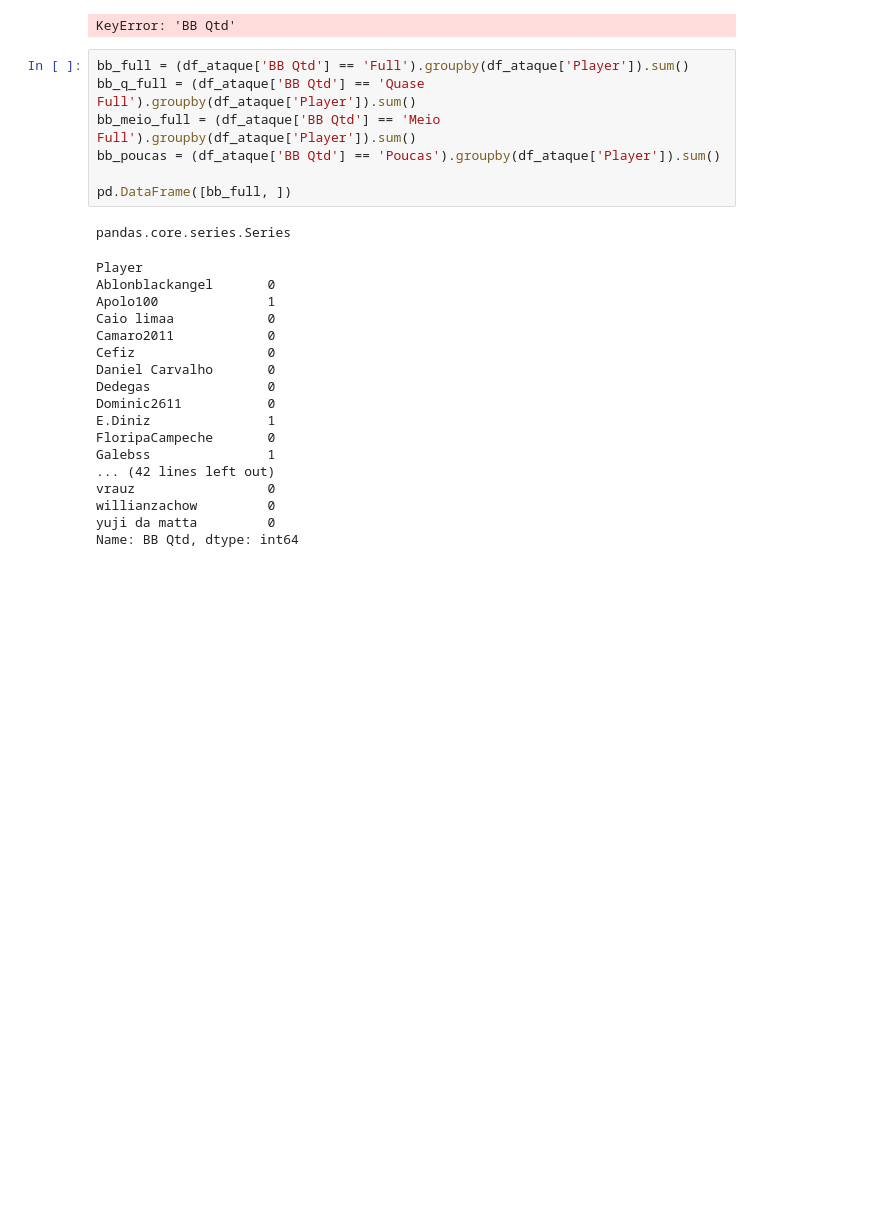
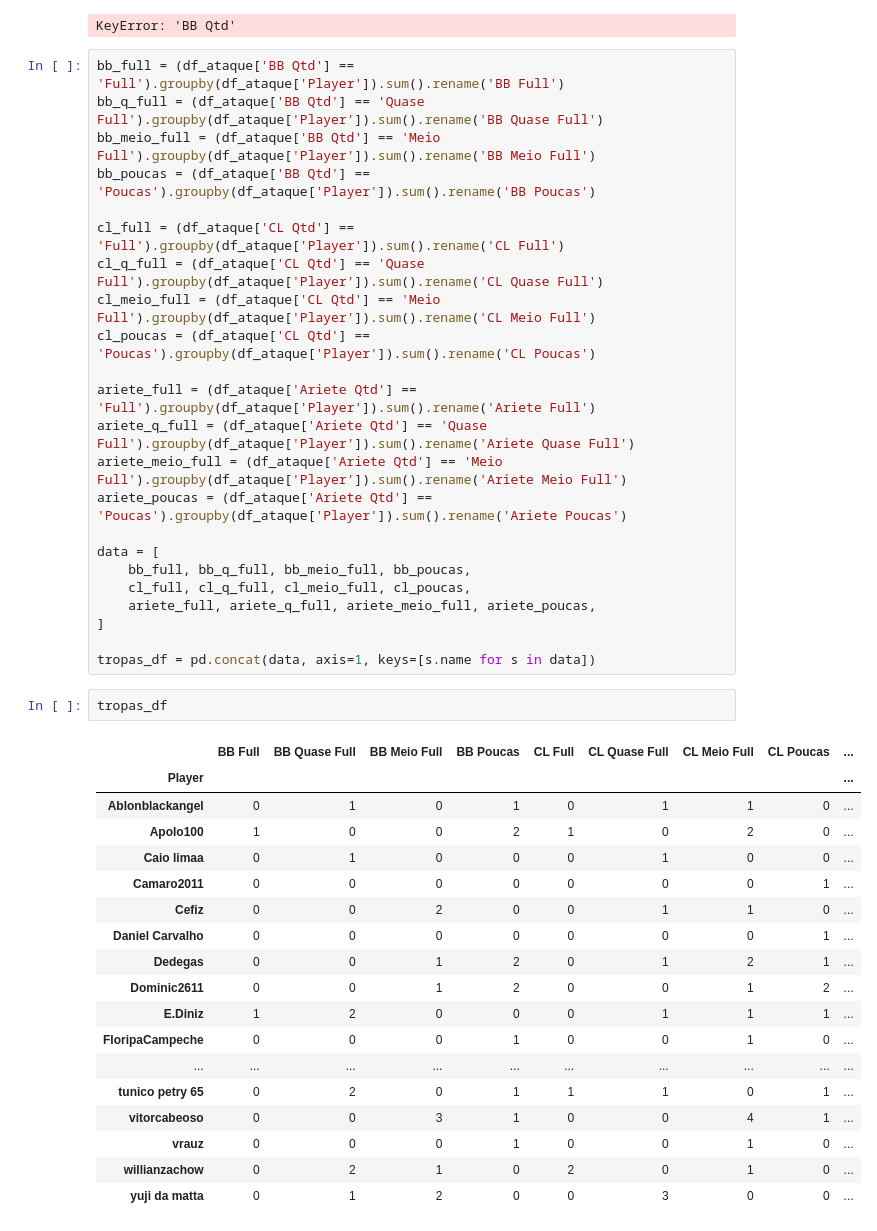
Before and after one commit to rencesar/TWData, a Jupyter notebook: Untitled.ipynb, the cells around one changed output. Drawn from its saved outputs; the diff is of its cells as text; blank space fills up the shorter version.

```diff
--- a/Untitled.ipynb
+++ b/Untitled.ipynb
@@ -289,30 +257,46 @@ df_ataque.apply(lambda x: pd.Series({
 # %% [output]
 KeyError: 'BB Qtd'
 # %%
-bb_full = (df_ataque['BB Qtd'] == 'Full').groupby(df_ataque['Player']).sum()
-bb_q_full = (df_ataque['BB Qtd'] == 'Quase Full').groupby(df_ataque['Player']).sum()
-bb_meio_full = (df_ataque['BB Qtd'] == 'Meio Full').groupby(df_ataque['Player']).sum()
-bb_poucas = (df_ataque['BB Qtd'] == 'Poucas').groupby(df_ataque['Player']).sum()
+bb_full = (df_ataque['BB Qtd'] == 'Full').groupby(df_ataque['Player']).sum().rename('BB Full')
+bb_q_full = (df_ataque['BB Qtd'] == 'Quase Full').groupby(df_ataque['Player']).sum().rename('BB Quase Full')
+bb_meio_full = (df_ataque['BB Qtd'] == 'Meio Full').groupby(df_ataque['Player']).sum().rename('BB Meio Full')
+bb_poucas = (df_ataque['BB Qtd'] == 'Poucas').groupby(df_ataque['Player']).sum().rename('BB Poucas')
 
-pd.DataFrame([bb_full, ])
+cl_full = (df_ataque['CL Qtd'] == 'Full').groupby(df_ataque['Player']).sum().rename('CL Full')
+cl_q_full = (df_ataque['CL Qtd'] == 'Quase Full').groupby(df_ataque['Player']).sum().rename('CL Quase Full')
+cl_meio_full = (df_ataque['CL Qtd'] == 'Meio Full').groupby(df_ataque['Player']).sum().rename('CL Meio Full')
+cl_poucas = (df_ataque['CL Qtd'] == 'Poucas').groupby(df_ataque['Player']).sum().rename('CL Poucas')
+
+ariete_full = (df_ataque['Ariete Qtd'] == 'Full').groupby(df_ataque['Player']).sum().rename('Ariete Full')
+ariete_q_full = (df_ataque['Ariete Qtd'] == 'Quase Full').groupby(df_ataque['Player']).sum().rename('Ariete Quase Full')
+ariete_meio_full = (df_ataque['Ariete Qtd'] == 'Meio Full').groupby(df_ataque['Player']).sum().rename('Ariete Meio Full')
+ariete_poucas = (df_ataque['Ariete Qtd'] == 'Poucas').groupby(df_ataque['Player']).sum().rename('Ariete Poucas')
+
+data = [
+    bb_full, bb_q_full, bb_meio_full, bb_poucas,
+    cl_full, cl_q_full, cl_meio_full, cl_poucas,
+    ariete_full, ariete_q_full, ariete_meio_full, ariete_poucas,
+]
+
+tropas_df = pd.concat(data, axis=1, keys=[s.name for s in data])
-# %% [output]
-pandas.core.series.Series
 # %%
+tropas_df
 # %% [output]
-Player
-Ablonblackangel       0
-Apolo100              1
-Caio limaa            0
-Camaro2011            0
-Cefiz                 0
-Daniel Carvalho       0
-Dedegas               0
-Dominic2611           0
-E.Diniz               1
-FloripaCampeche       0
-Galebss               1
-... (42 lines left out)
-vrauz                 0
-willianzachow         0
-yuji da matta         0
-Name: BB Qtd, dtype: int64
+|  | BB Full | BB Quase Full | BB Meio Full | BB Poucas | CL Full | CL Quase Full | CL Meio Full | CL Poucas | ... |
+| Player |  |  |  |  |  |  |  |  | ... |
+| Ablonblackangel | 0 | 1 | 0 | 1 | 0 | 1 | 1 | 0 | ... |
+| Apolo100 | 1 | 0 | 0 | 2 | 1 | 0 | 2 | 0 | ... |
+| Caio limaa | 0 | 1 | 0 | 0 | 0 | 1 | 0 | 0 | ... |
+| Camaro2011 | 0 | 0 | 0 | 0 | 0 | 0 | 0 | 1 | ... |
+| Cefiz | 0 | 0 | 2 | 0 | 0 | 1 | 1 | 0 | ... |
+| Daniel Carvalho | 0 | 0 | 0 | 0 | 0 | 0 | 0 | 1 | ... |
+| Dedegas | 0 | 0 | 1 | 2 | 0 | 1 | 2 | 1 | ... |
+| Dominic2611 | 0 | 0 | 1 | 2 | 0 | 0 | 1 | 2 | ... |
+| E.Diniz | 1 | 2 | 0 | 0 | 0 | 1 | 1 | 1 | ... |
+| FloripaCampeche | 0 | 0 | 0 | 1 | 0 | 0 | 1 | 0 | ... |
+| ... | ... | ... | ... | ... | ... | ... | ... | ... | ... |
+| tunico petry 65 | 0 | 2 | 0 | 1 | 1 | 1 | 0 | 1 | ... |
+| vitorcabeoso | 0 | 0 | 3 | 1 | 0 | 0 | 4 | 1 | ... |
+| vrauz | 0 | 0 | 0 | 1 | 0 | 0 | 1 | 0 | ... |
+| willianzachow | 0 | 2 | 1 | 0 | 2 | 0 | 1 | 0 | ... |
+| yuji da matta | 0 | 1 | 2 | 0 | 0 | 3 | 0 | 0 | ... |
```
Also changed, not shown: parts of 7 cells of this notebook.
